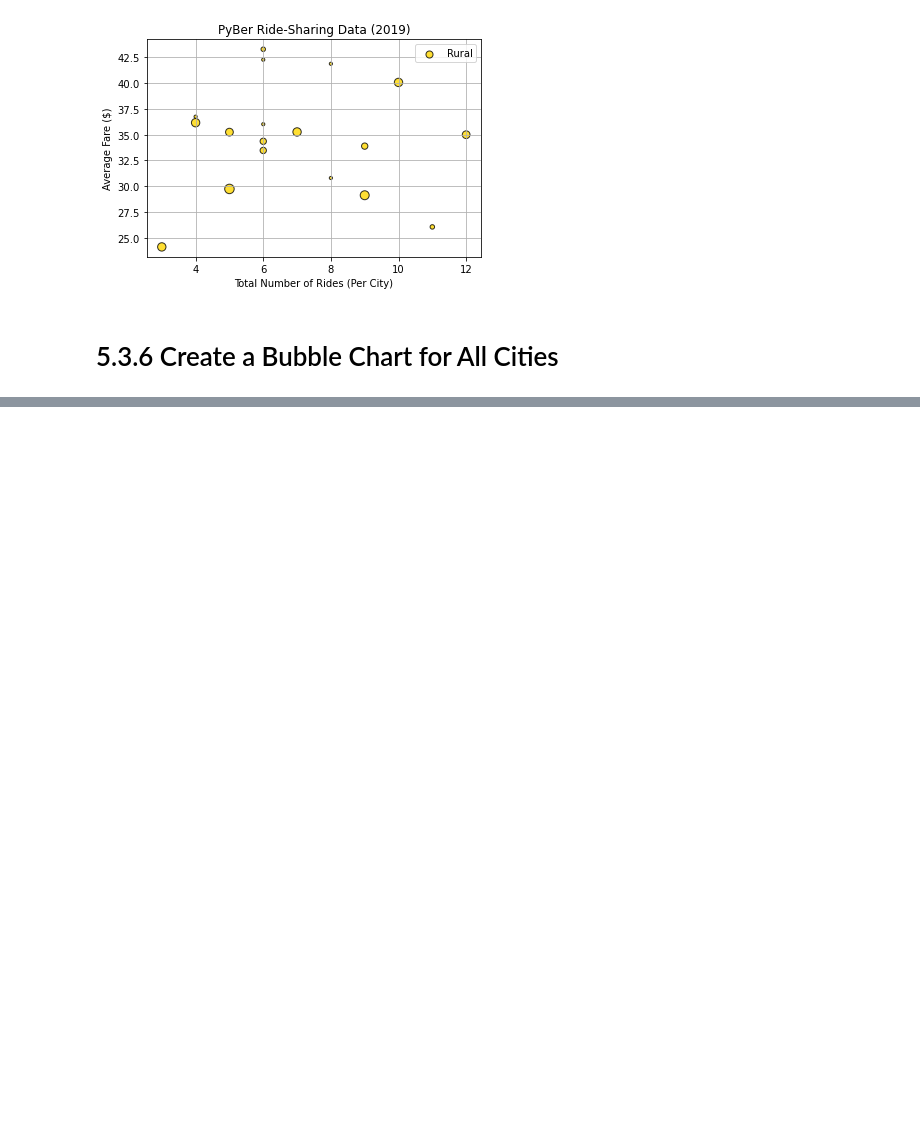
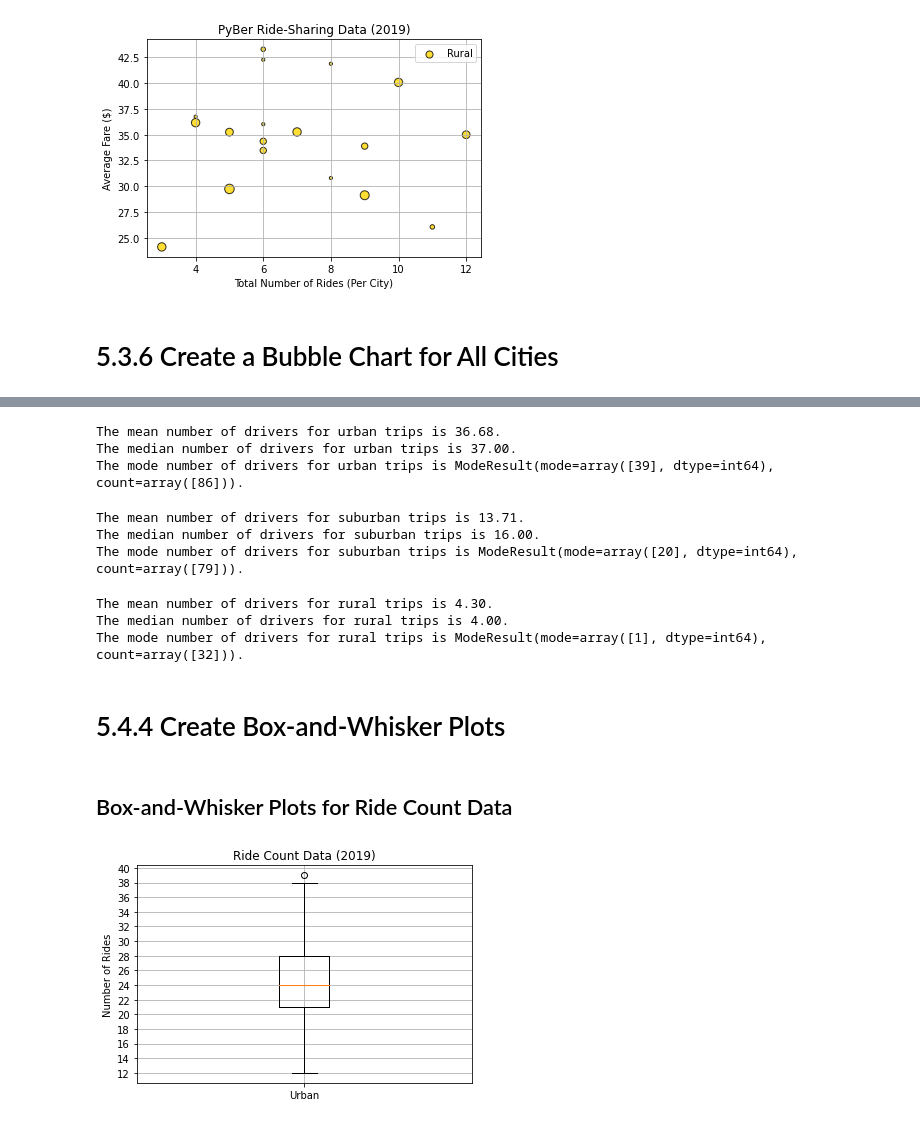
Before and after one commit to elangendorff/PyBer_Analysis, a Jupyter notebook: PyBer.ipynb, the cells around one changed output, grey strips where cells are left out. Cells and saved outputs as stored; diff of their text form; code cells hidden in the pictures; blank space fills up the shorter version.

Commit message:
Add boxplots

```diff
--- a/PyBer.ipynb
+++ b/PyBer.ipynb
@@ -473,0 +665,64 @@ plt.savefig(os.path.join('.','analysis','fig1_nowrap.png'))
+# %%
+# Calculate the measures of central tendency for the driver count for the urban cities.
+drivers_urban_mean = np.mean(df_cities_urban['driver_count'])
+print(f"The mean number of drivers for urban trips is {drivers_urban_mean:.2f}.")
+
+drivers_urban_median = np.median(df_cities_urban['driver_count'])
+print(f"The median number of drivers for urban trips is {drivers_urban_median:.2f}.")
+
+drivers_urban_mode = stats.mode(df_cities_urban['driver_count'])
+print(f"The mode number of drivers for urban trips is {drivers_urban_mode}.")
+# %% [output]
+The mean number of drivers for urban trips is 36.68.
+The median number of drivers for urban trips is 37.00.
+The mode number of drivers for urban trips is ModeResult(mode=array([39], dtype=int64), count=array([86])).
+# %%
+# Calculate the measures of central tendency for the driver count for the suburban cities.
+drivers_suburban_mean = np.mean(df_cities_suburban['driver_count'])
+print(f"The mean number of drivers for suburban trips is {drivers_suburban_mean:.2f}.")
+
+drivers_suburban_median = np.median(df_cities_suburban['driver_count'])
+print(f"The median number of drivers for suburban trips is {drivers_suburban_median:.2f}.")
+
+drivers_suburban_mode = stats.mode(df_cities_suburban['driver_count'])
+print(f"The mode number of drivers for suburban trips is {drivers_suburban_mode}.")
+# %% [output]
+The mean number of drivers for suburban trips is 13.71.
+The median number of drivers for suburban trips is 16.00.
+The mode number of drivers for suburban trips is ModeResult(mode=array([20], dtype=int64), count=array([79])).
+# %%
+# Calculate the measures of central tendency for the driver count for the rural cities.
+drivers_rural_mean = np.mean(df_cities_rural['driver_count'])
+print(f"The mean number of drivers for rural trips is {drivers_rural_mean:.2f}.")
+
+drivers_rural_median = np.median(df_cities_rural['driver_count'])
+print(f"The median number of drivers for rural trips is {drivers_rural_median:.2f}.")
+
+drivers_rural_mode = stats.mode(df_cities_rural['driver_count'])
+print(f"The mode number of drivers for rural trips is {drivers_rural_mode}.")
+# %% [output]
+The mean number of drivers for rural trips is 4.30.
+The median number of drivers for rural trips is 4.00.
+The mode number of drivers for rural trips is ModeResult(mode=array([1], dtype=int64), count=array([32])).
+# %% [markdown]
+# 5.4.4 Create Box-and-Whisker Plots
+# %% [markdown]
+## Box-and-Whisker Plots for Ride Count Data
+# %%
+# Create a box-and-whisker plot for the urban cities ride count
+x_labels = ['Urban']
+
+fig, ax = plt.subplots()
+
+ax.set_title('Ride Count Data (2019)')
+ax.set_ylabel('Number of Rides')
+ax.set_yticks(np.arange(10, 41, step=2))
+
+ax.boxplot(
+    rides_urban,
+    labels=x_labels
+)
+
+ax.grid()
+# %% [output]
+[figure, added]
```
Also changed, not shown: parts of 39 cells of this notebook, 6 other files.
